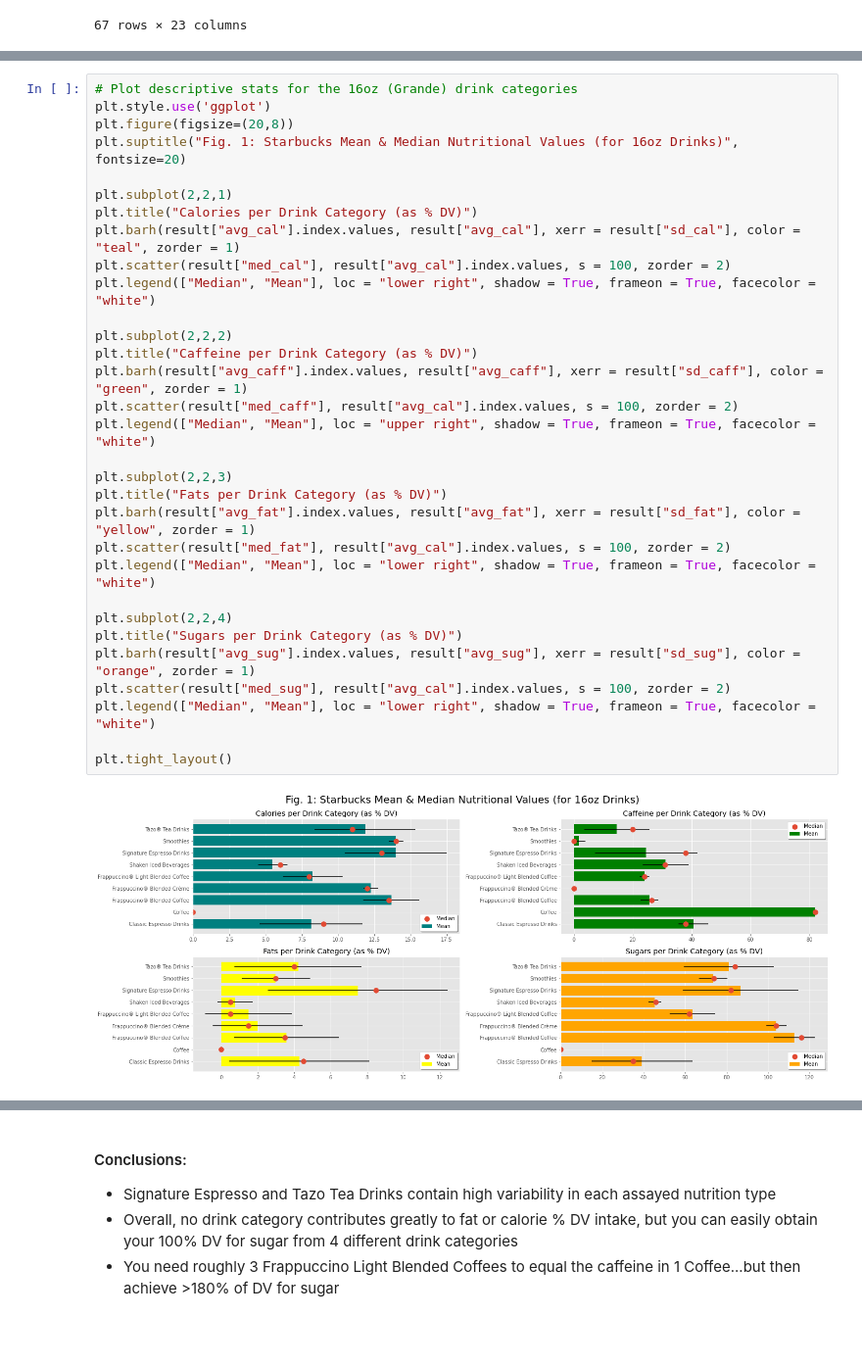
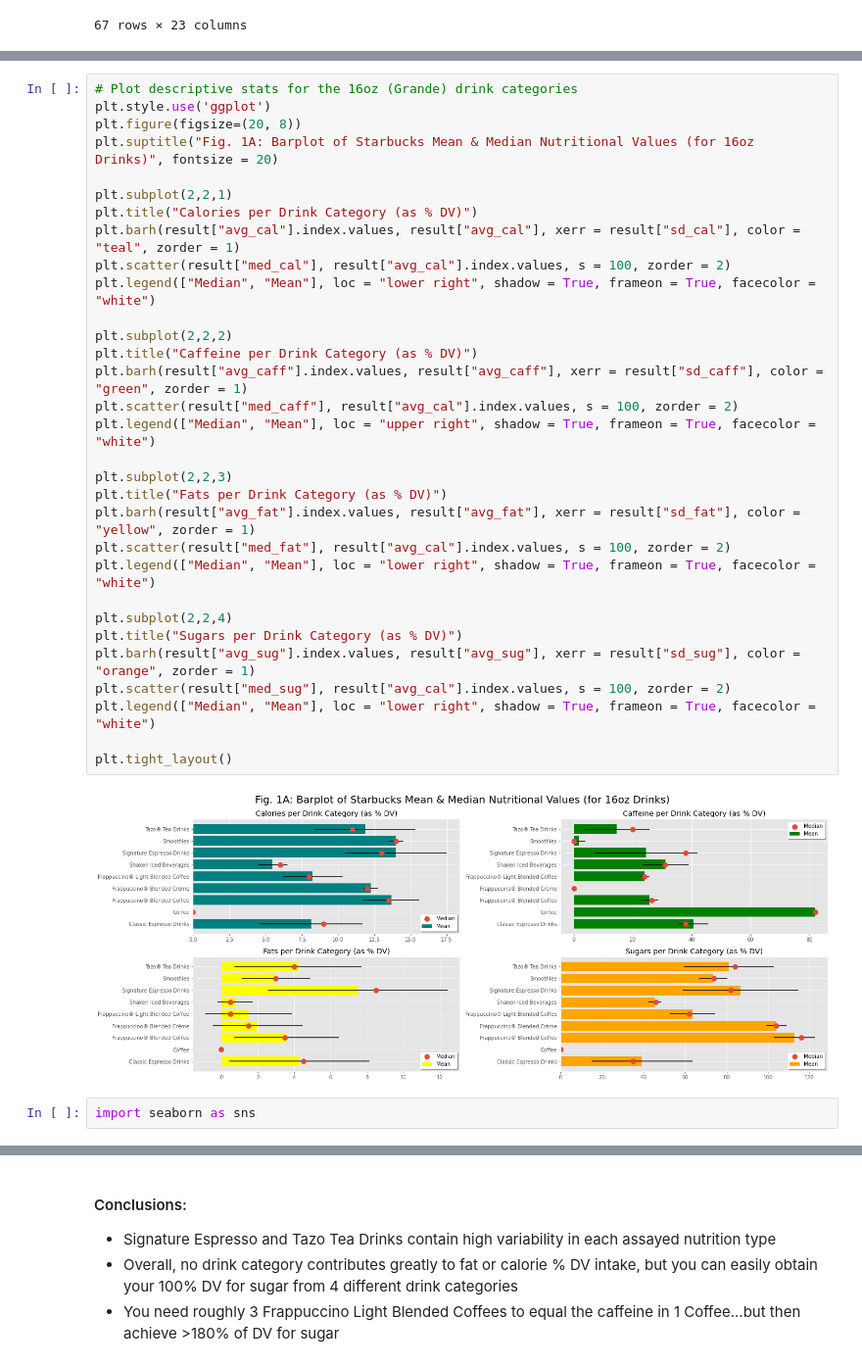
Before and after one commit to Ugi77/projects, a Jupyter notebook: NutritionAnalysisTour/desc_stats_pandas.ipynb, the cells around one changed output, grey strips where cells are left out. Shown at 98% size. Cells and saved outputs as stored; diff of their text form; blank space fills up the shorter version.

```diff
--- a/NutritionAnalysisTour/desc_stats_pandas.ipynb
+++ b/NutritionAnalysisTour/desc_stats_pandas.ipynb
@@ -75,33 +75,35 @@ result
 # %%
 # Plot descriptive stats for the 16oz (Grande) drink categories
 plt.style.use('ggplot')
-plt.figure(figsize=(20,8))
-plt.suptitle("Fig. 1: Starbucks Mean & Median Nutritional Values (for 16oz Drinks)", fontsize=20)
+plt.figure(figsize=(20, 8))
+plt.suptitle("Fig. 1A: Barplot of Starbucks Mean & Median Nutritional Values (for 16oz Drinks)", fontsize = 20)
 
 plt.subplot(2,2,1)
 plt.title("Calories per Drink Category (as % DV)")
 plt.barh(result["avg_cal"].index.values, result["avg_cal"], xerr = result["sd_cal"], color = "teal", zorder = 1)
 plt.scatter(result["med_cal"], result["avg_cal"].index.values, s = 100, zorder = 2)
 plt.legend(["Median", "Mean"], loc = "lower right", shadow = True, frameon = True, facecolor = "white")
 
 plt.subplot(2,2,2)
 plt.title("Caffeine per Drink Category (as % DV)")
 plt.barh(result["avg_caff"].index.values, result["avg_caff"], xerr = result["sd_caff"], color = "green", zorder = 1)
 plt.scatter(result["med_caff"], result["avg_cal"].index.values, s = 100, zorder = 2)
 plt.legend(["Median", "Mean"], loc = "upper right", shadow = True, frameon = True, facecolor = "white")
 
 plt.subplot(2,2,3)
 plt.title("Fats per Drink Category (as % DV)")
 plt.barh(result["avg_fat"].index.values, result["avg_fat"], xerr = result["sd_fat"], color = "yellow", zorder = 1)
 plt.scatter(result["med_fat"], result["avg_cal"].index.values, s = 100, zorder = 2)
 plt.legend(["Median", "Mean"], loc = "lower right", shadow = True, frameon = True, facecolor = "white")
 
 plt.subplot(2,2,4)
 plt.title("Sugars per Drink Category (as % DV)")
 plt.barh(result["avg_sug"].index.values, result["avg_sug"], xerr = result["sd_sug"], color = "orange", zorder = 1)
 plt.scatter(result["med_sug"], result["avg_cal"].index.values, s = 100, zorder = 2)
 plt.legend(["Median", "Mean"], loc = "lower right", shadow = True, frameon = True, facecolor = "white")
 
 plt.tight_layout()
 # %% [output]
-[figure, old version]
+[figure, new version]
+# %%
+import seaborn as sns
```
Also changed, not shown: parts of 2 cells of this notebook.
